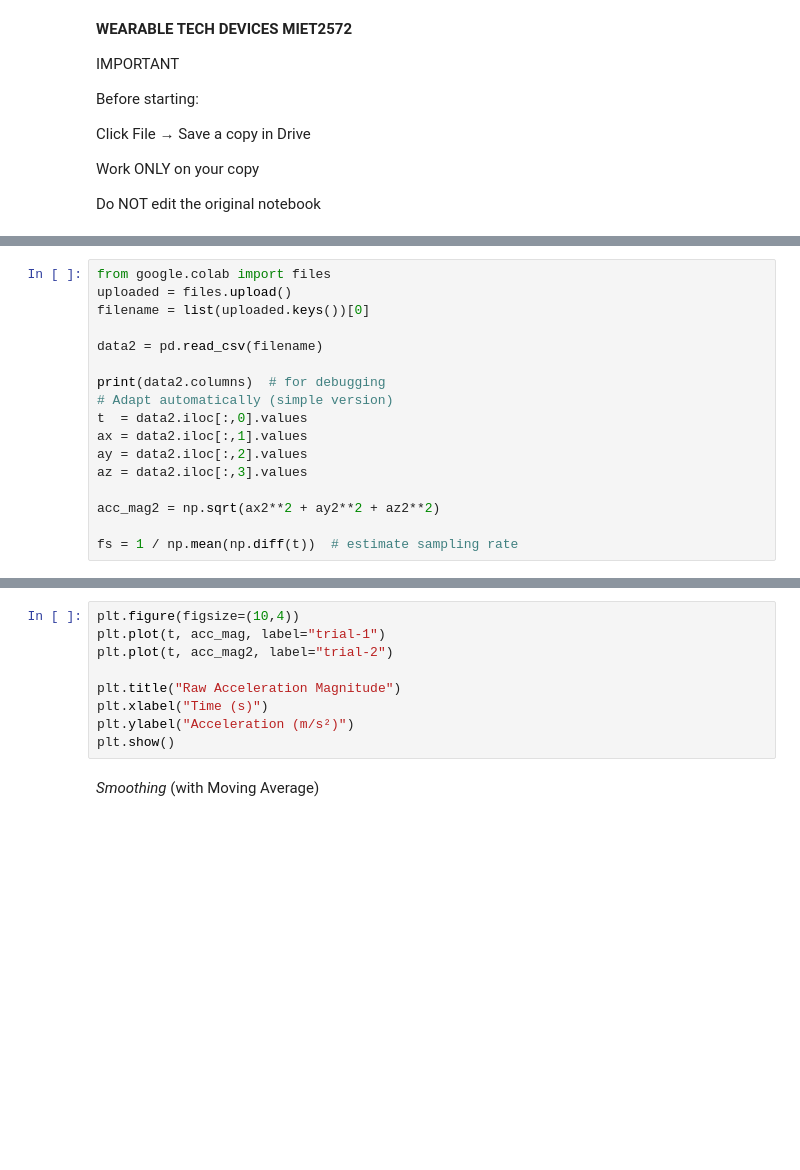
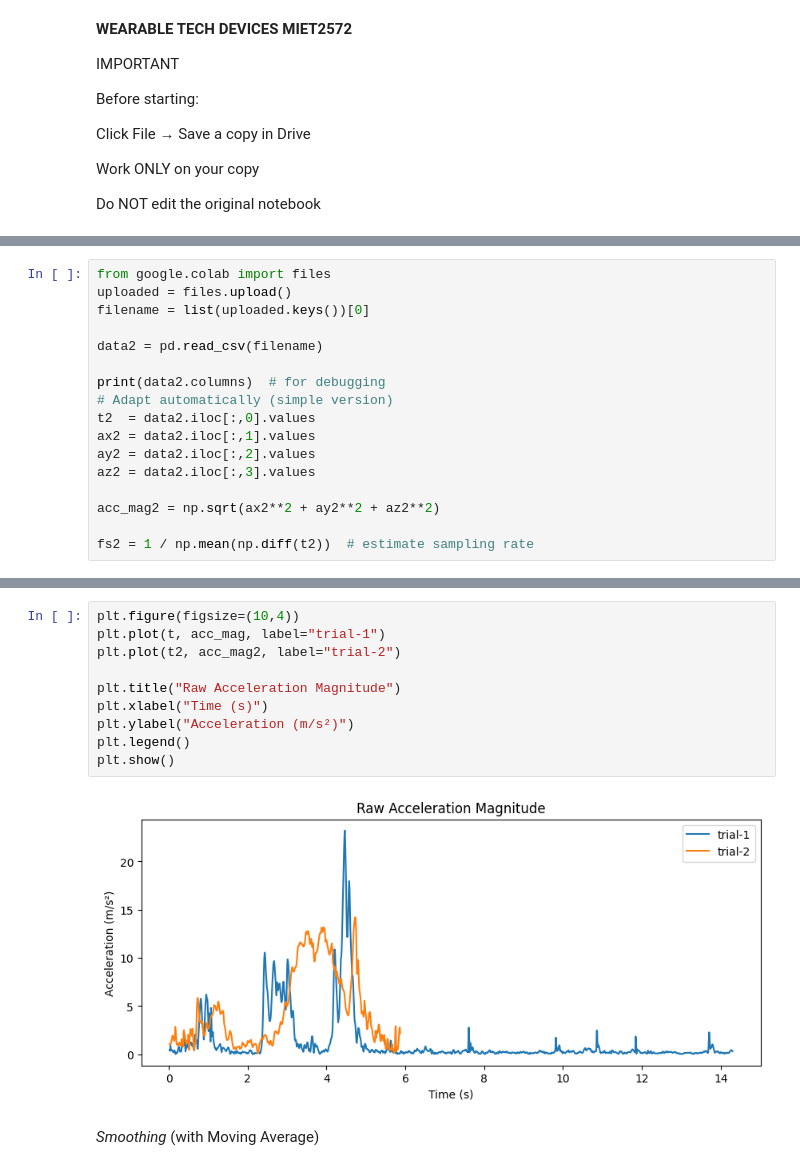
Before and after one commit to franciscotovar/wtd, a Jupyter notebook: Workshop3_From Idea to Measurement/Week7.ipynb, the cells around one changed output, grey strips where cells are left out. Drawn from its saved outputs; the diff is of its cells as text; blank space fills up the shorter version.

```diff
--- a/Workshop3_From Idea to Measurement/Week7.ipynb
+++ b/Workshop3_From Idea to Measurement/Week7.ipynb
@@ -48,11 +56,11 @@ data2 = pd.read_csv(filename)
 
 print(data2.columns)  # for debugging
 # Adapt automatically (simple version)
-t  = data2.iloc[:,0].values
-ax = data2.iloc[:,1].values
-ay = data2.iloc[:,2].values
-az = data2.iloc[:,3].values
+t2  = data2.iloc[:,0].values
+ax2 = data2.iloc[:,1].values
+ay2 = data2.iloc[:,2].values
+az2 = data2.iloc[:,3].values
 
 acc_mag2 = np.sqrt(ax2**2 + ay2**2 + az2**2)
 
-fs = 1 / np.mean(np.diff(t))  # estimate sampling rate
+fs2 = 1 / np.mean(np.diff(t2))  # estimate sampling rate
@@ -59,12 +74,15 @@ fs = 1 / np.mean(np.diff(t))  # estimate sampling rate
 # %%
 plt.figure(figsize=(10,4))
 plt.plot(t, acc_mag, label="trial-1")
-plt.plot(t, acc_mag2, label="trial-2")
+plt.plot(t2, acc_mag2, label="trial-2")
 
 plt.title("Raw Acceleration Magnitude")
 plt.xlabel("Time (s)")
 plt.ylabel("Acceleration (m/s²)")
+plt.legend()
 plt.show()
+# %% [output]
+[figure, added]
 # %% [markdown]
 *Smoothing* (with Moving Average)
 # %%
```
Also changed, not shown: parts of 16 cells of this notebook.
